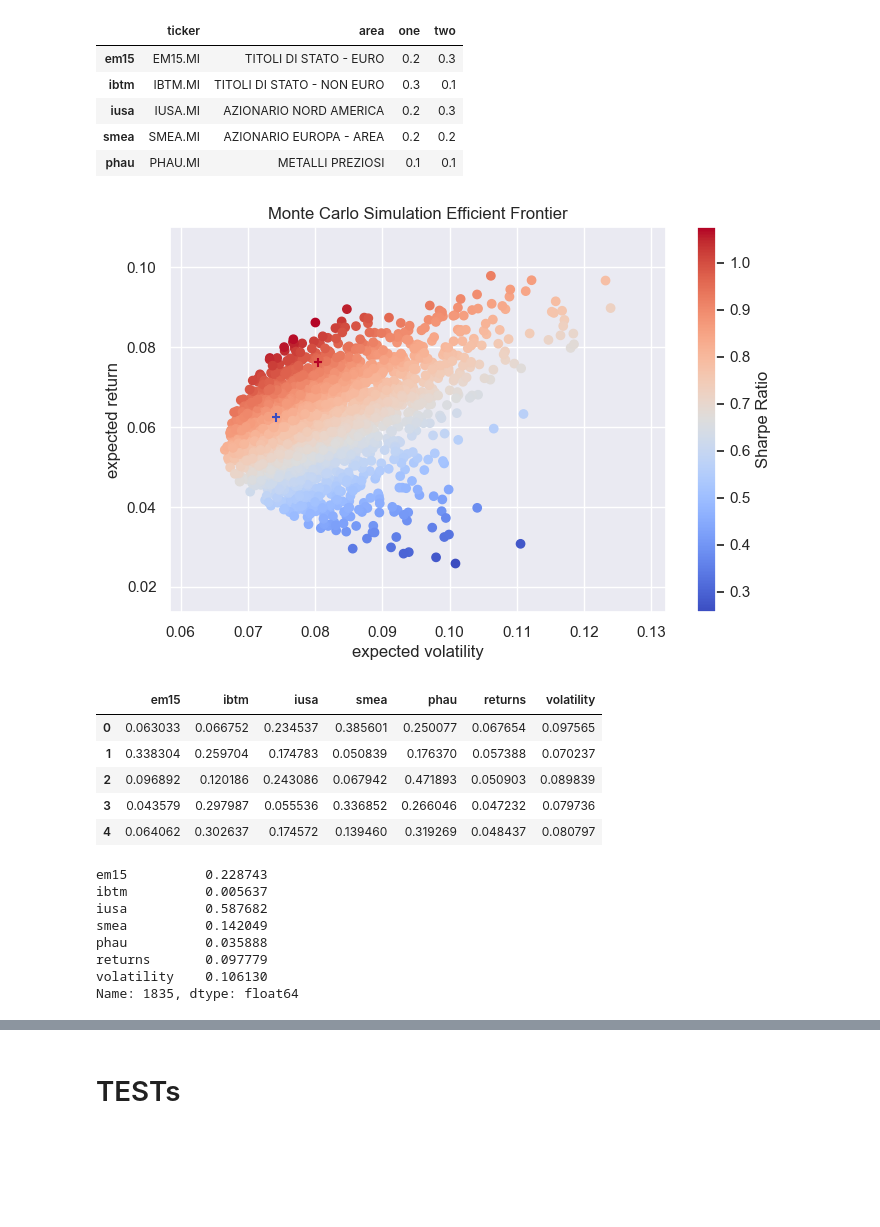
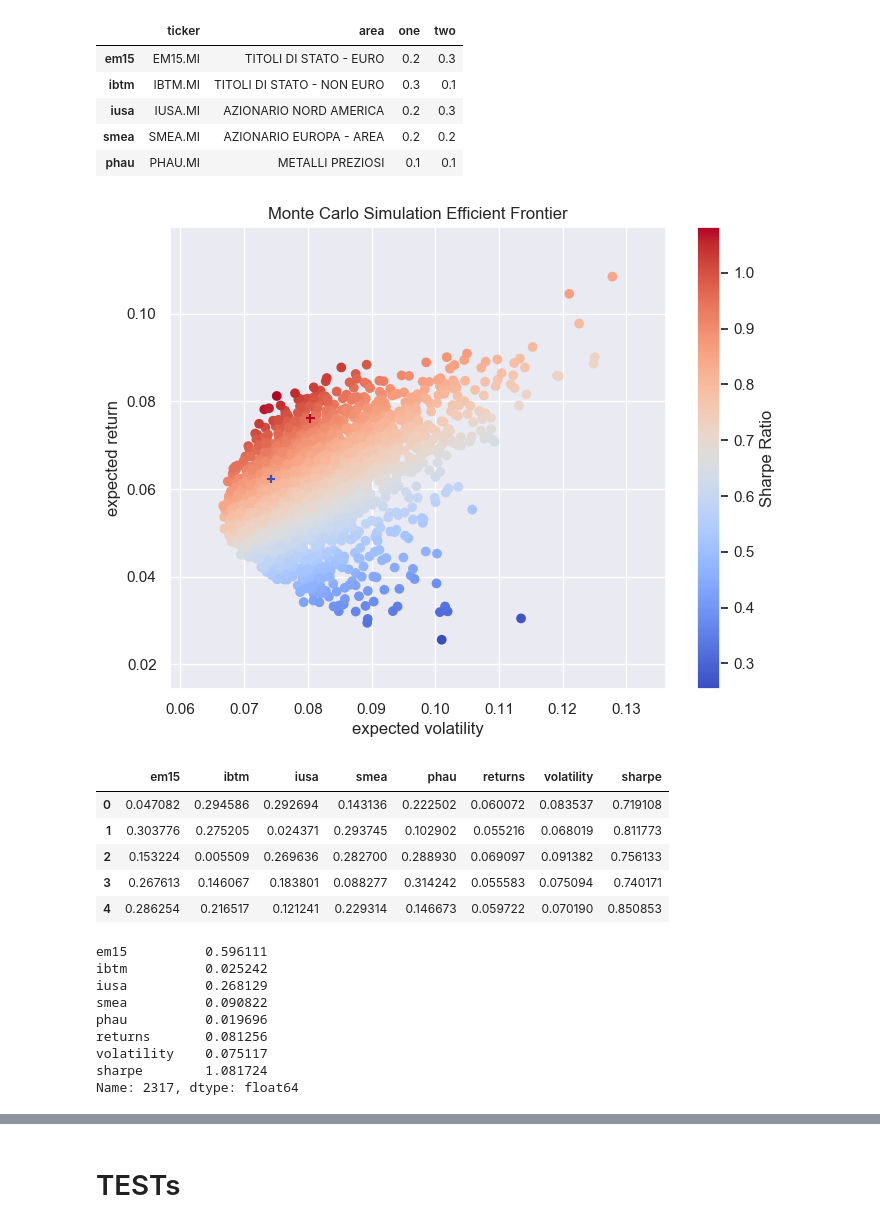
Before and after one commit to zniffur/mytrading, a Jupyter notebook: Clean data.ipynb, the cells around one changed output, grey strips where cells are left out. Saved outputs shown, nothing was run; the diff lists cells and outputs as text; code cells hidden in the pictures; blank space fills up the shorter version.

Commit message:
aggiunto sharpe ratio a monte_df

```diff
--- a/Clean data.ipynb
+++ b/Clean data.ipynb
@@ -572,6 +572,7 @@ myvols = np.array([exp_std_one, exp_std_two])
 lista = lEtfs.copy()
 lista.append('returns')
 lista.append('volatility')
+lista.append('sharpe')
 
 monte_df = pd.DataFrame(columns=lista)
 for p in range(2500):
@@ -581,46 +582,49 @@ for p in range(2500):
     ret = np.sum(returns[lEtfs].mean()*PERIODS*weights)
     vol = np.sqrt(np.dot(weights.T, np.dot(returns[lEtfs].cov()*PERIODS, weights)))
     #monte_df.loc[p] = pandas.Series({'a':1, 'b':5, 'c':2, 'd':3})
+    sharpe = ret / vol
 
     ww = weights.tolist()
     ww.append(ret)
     ww.append(vol)
+    ww.append(sharpe)
 
     monte_df.loc[p] = ww
 # %%
-fig9 = plt.figure(figsize = (8,5))
+fig9 = plt.figure(figsize = (8,6))
 
 plt.scatter(monte_df.volatility, monte_df.returns,
-            c = monte_df.returns / monte_df.volatility,
+            c = monte_df.sharpe,
             marker = 'o', cmap='coolwarm')
 plt.grid(True)
 plt.xlabel('expected volatility')
 plt.ylabel('expected return')
 plt.colorbar(label = 'Sharpe Ratio')
 plt.title('Monte Carlo Simulation Efficient Frontier')
 
 plt.scatter(myvols, myrets, c = myrets / myvols, marker = '+', cmap='coolwarm')
 
 plt.show();
 # %% [output]
-[figure, old version]
+[figure, new version]
 # %%
 monte_df.head()
 # %% [output]
-|  | em15 | ibtm | iusa | smea | phau | returns | volatility |
-| 0 | 0.063033 | 0.066752 | 0.234537 | 0.385601 | 0.250077 | 0.067654 | 0.097565 |
-| 1 | 0.338304 | 0.259704 | 0.174783 | 0.050839 | 0.176370 | 0.057388 | 0.070237 |
-| 2 | 0.096892 | 0.120186 | 0.243086 | 0.067942 | 0.471893 | 0.050903 | 0.089839 |
-| 3 | 0.043579 | 0.297987 | 0.055536 | 0.336852 | 0.266046 | 0.047232 | 0.079736 |
-| 4 | 0.064062 | 0.302637 | 0.174572 | 0.139460 | 0.319269 | 0.048437 | 0.080797 |
+|  | em15 | ibtm | iusa | smea | phau | returns | volatility | sharpe |
+| 0 | 0.047082 | 0.294586 | 0.292694 | 0.143136 | 0.222502 | 0.060072 | 0.083537 | 0.719108 |
+| 1 | 0.303776 | 0.275205 | 0.024371 | 0.293745 | 0.102902 | 0.055216 | 0.068019 | 0.811773 |
+| 2 | 0.153224 | 0.005509 | 0.269636 | 0.282700 | 0.288930 | 0.069097 | 0.091382 | 0.756133 |
+| 3 | 0.267613 | 0.146067 | 0.183801 | 0.088277 | 0.314242 | 0.055583 | 0.075094 | 0.740171 |
+| 4 | 0.286254 | 0.216517 | 0.121241 | 0.229314 | 0.146673 | 0.059722 | 0.070190 | 0.850853 |
 # %%
-monte_df.iloc[monte_df.returns.idxmax()]
+monte_df.iloc[monte_df.sharpe.idxmax()]
 # %% [output]
-em15          0.228743
-ibtm          0.005637
-iusa          0.587682
-smea          0.142049
-phau          0.035888
-returns       0.097779
-volatility    0.106130
-Name: 1835, dtype: float64
+em15          0.596111
+ibtm          0.025242
+iusa          0.268129
+smea          0.090822
+phau          0.019696
+returns       0.081256
+volatility    0.075117
+sharpe        1.081724
+Name: 2317, dtype: float64
```
Also changed, not shown: parts of 1 cell of this notebook, 1 other file.
